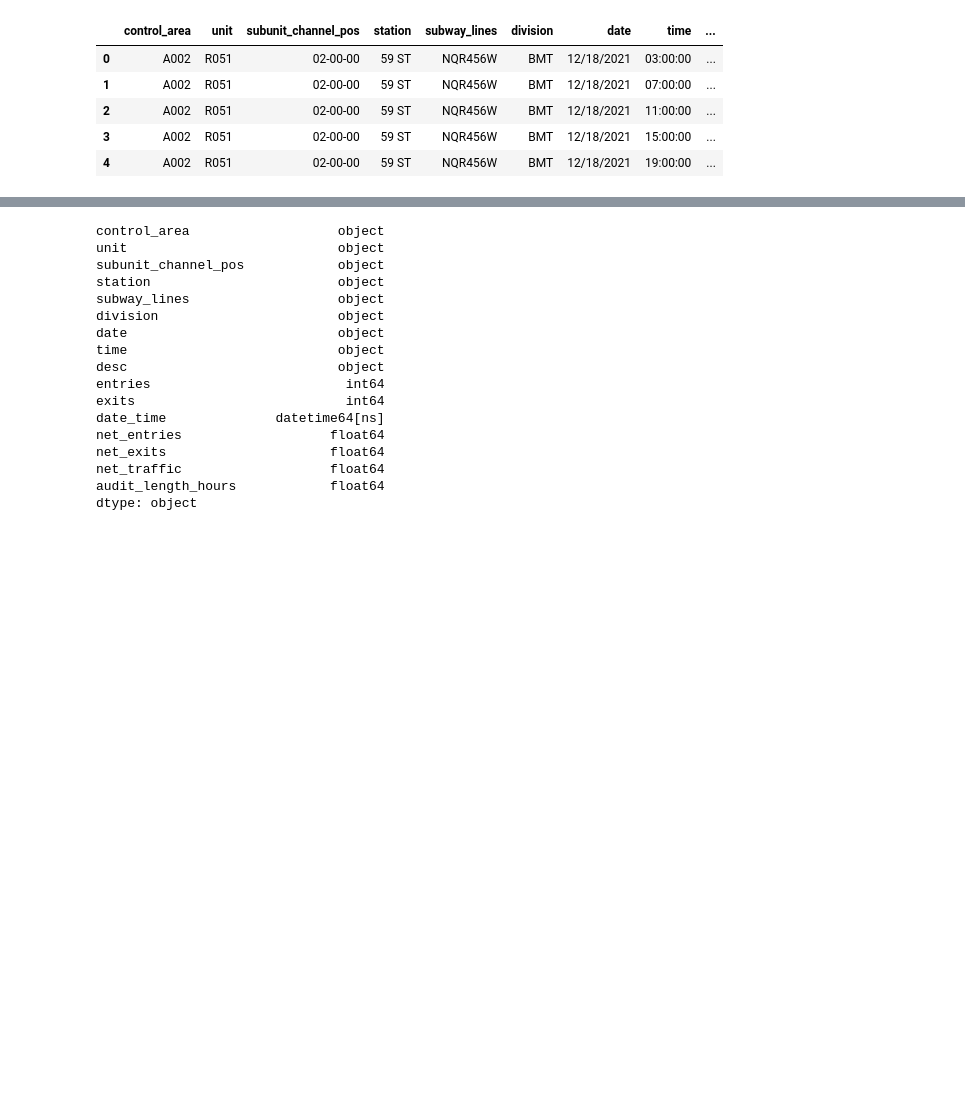
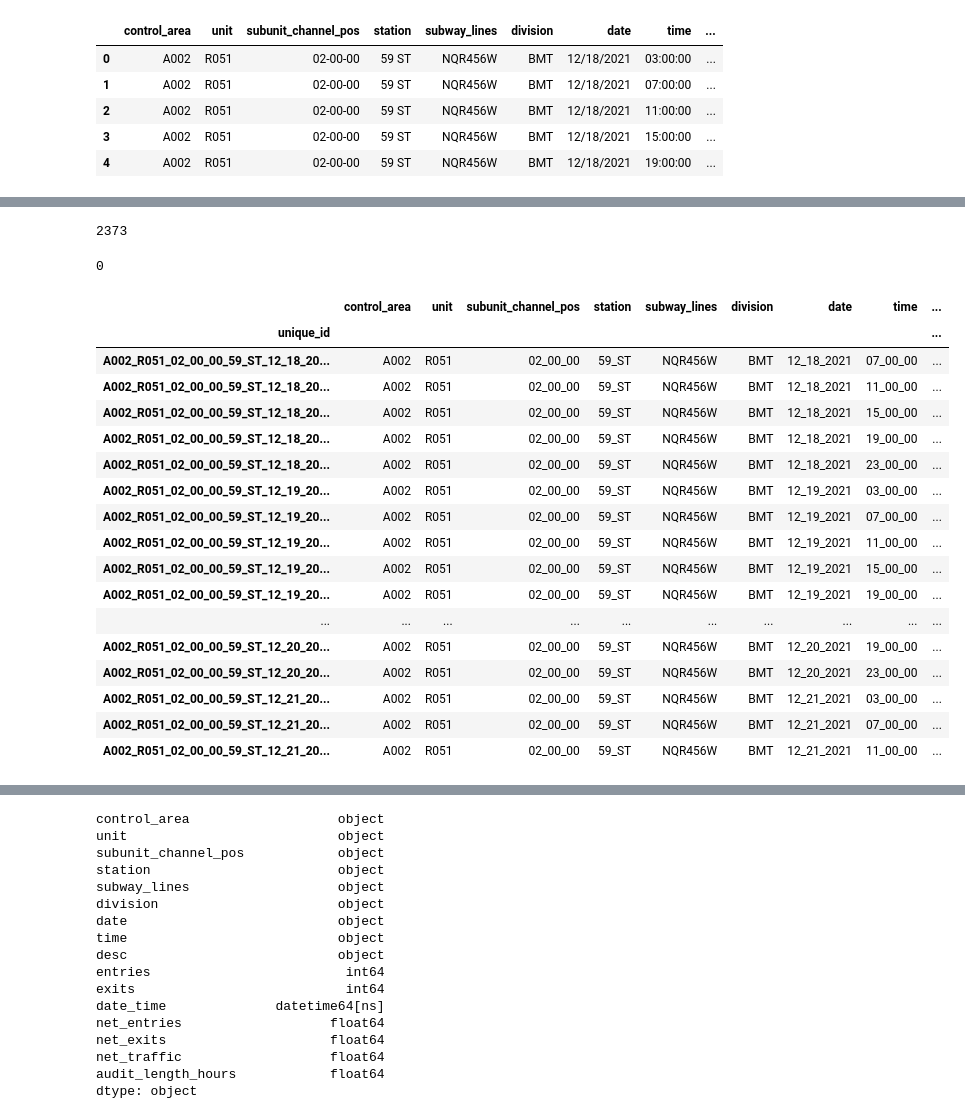
Before and after one commit to VinceDiR/NYC_MTA_EDA_Project, a Jupyter notebook: MTA EDA.ipynb, the cells around one changed output, grey strips where cells are left out. Drawn from its saved outputs; the diff is of its cells as text; code cells hidden in the pictures; blank space fills up the shorter version.

```diff
--- a/MTA EDA.ipynb
+++ b/MTA EDA.ipynb
@@ -85,6 +129,44 @@ df['net_traffic'] = df.net_entries + df.net_exits
 df['net_entries'] = abs(df.net_entries)
 df['net_exits'] = abs(df.net_exits)
 df['net_traffic'] = abs(df.net_traffic)
+# %%
+df.net_entries.isna().sum()
+# %% [output]
+2373
+# %%
+q = np.nanquantile(df["net_entries"], .99)
+df = df[df["net_entries"] < q]
+
+q2 = np.nanquantile(df["net_exits"], .99)
+df = df[df["net_exits"] < q2]
+
+q3 = np.nanquantile(df['net_traffic'], .99)
+df=df[df['net_traffic'] < q3]
+# %%
+df.net_entries.isna().sum()
+# %% [output]
+0
+# %%
+df.head(20)
+# %% [output]
+|  | control_area | unit | subunit_channel_pos | station | subway_lines | division | date | time | ... |
+| unique_id |  |  |  |  |  |  |  |  | ... |
+| A002_R051_02_00_00_59_ST_12_18_20... | A002 | R051 | 02_00_00 | 59_ST | NQR456W | BMT | 12_18_2021 | 07_00_00 | ... |
+| A002_R051_02_00_00_59_ST_12_18_20... | A002 | R051 | 02_00_00 | 59_ST | NQR456W | BMT | 12_18_2021 | 11_00_00 | ... |
+| A002_R051_02_00_00_59_ST_12_18_20... | A002 | R051 | 02_00_00 | 59_ST | NQR456W | BMT | 12_18_2021 | 15_00_00 | ... |
+| A002_R051_02_00_00_59_ST_12_18_20... | A002 | R051 | 02_00_00 | 59_ST | NQR456W | BMT | 12_18_2021 | 19_00_00 | ... |
+| A002_R051_02_00_00_59_ST_12_18_20... | A002 | R051 | 02_00_00 | 59_ST | NQR456W | BMT | 12_18_2021 | 23_00_00 | ... |
+| A002_R051_02_00_00_59_ST_12_19_20... | A002 | R051 | 02_00_00 | 59_ST | NQR456W | BMT | 12_19_2021 | 03_00_00 | ... |
+| A002_R051_02_00_00_59_ST_12_19_20... | A002 | R051 | 02_00_00 | 59_ST | NQR456W | BMT | 12_19_2021 | 07_00_00 | ... |
+| A002_R051_02_00_00_59_ST_12_19_20... | A002 | R051 | 02_00_00 | 59_ST | NQR456W | BMT | 12_19_2021 | 11_00_00 | ... |
+| A002_R051_02_00_00_59_ST_12_19_20... | A002 | R051 | 02_00_00 | 59_ST | NQR456W | BMT | 12_19_2021 | 15_00_00 | ... |
+| A002_R051_02_00_00_59_ST_12_19_20... | A002 | R051 | 02_00_00 | 59_ST | NQR456W | BMT | 12_19_2021 | 19_00_00 | ... |
+| ... | ... | ... | ... | ... | ... | ... | ... | ... | ... |
+| A002_R051_02_00_00_59_ST_12_20_20... | A002 | R051 | 02_00_00 | 59_ST | NQR456W | BMT | 12_20_2021 | 19_00_00 | ... |
+| A002_R051_02_00_00_59_ST_12_20_20... | A002 | R051 | 02_00_00 | 59_ST | NQR456W | BMT | 12_20_2021 | 23_00_00 | ... |
+| A002_R051_02_00_00_59_ST_12_21_20... | A002 | R051 | 02_00_00 | 59_ST | NQR456W | BMT | 12_21_2021 | 03_00_00 | ... |
+| A002_R051_02_00_00_59_ST_12_21_20... | A002 | R051 | 02_00_00 | 59_ST | NQR456W | BMT | 12_21_2021 | 07_00_00 | ... |
+| A002_R051_02_00_00_59_ST_12_21_20... | A002 | R051 | 02_00_00 | 59_ST | NQR456W | BMT | 12_21_2021 | 11_00_00 | ... |
 # %%
 df['audit_length_hours'] = df.groupby(['control_area', 'unit', 'subunit_channel_pos', 'station'])['date_time'].transform(lambda x: x.diff())
 # %%
```
Also changed, not shown: parts of 37 cells of this notebook.
